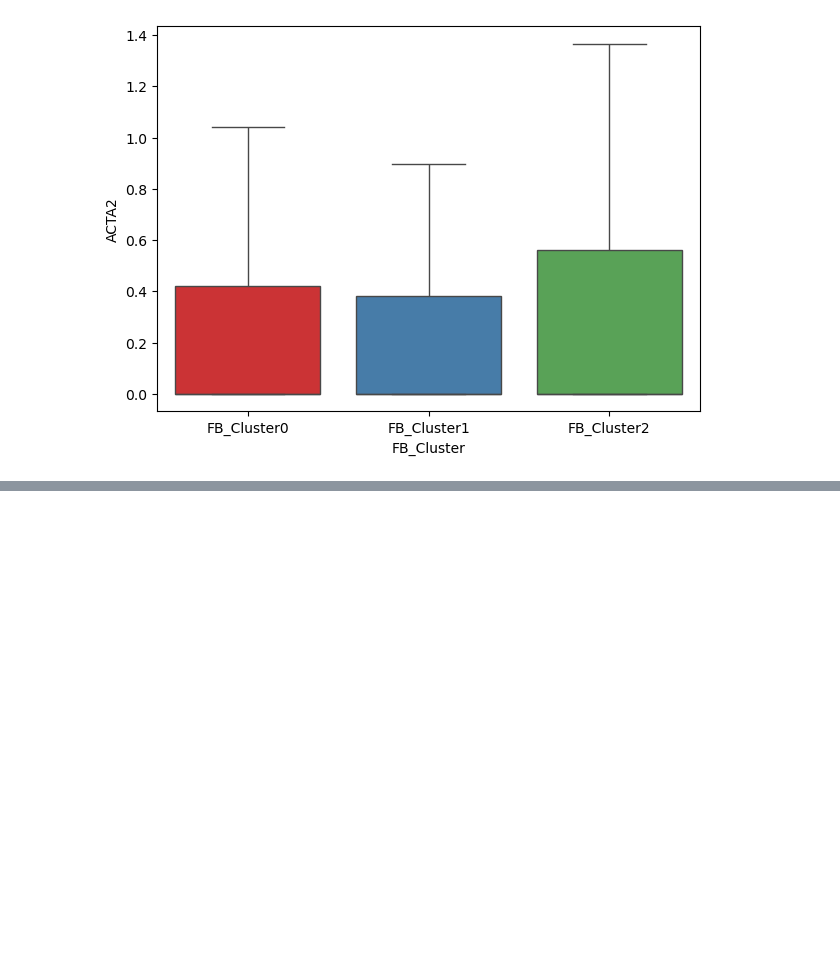
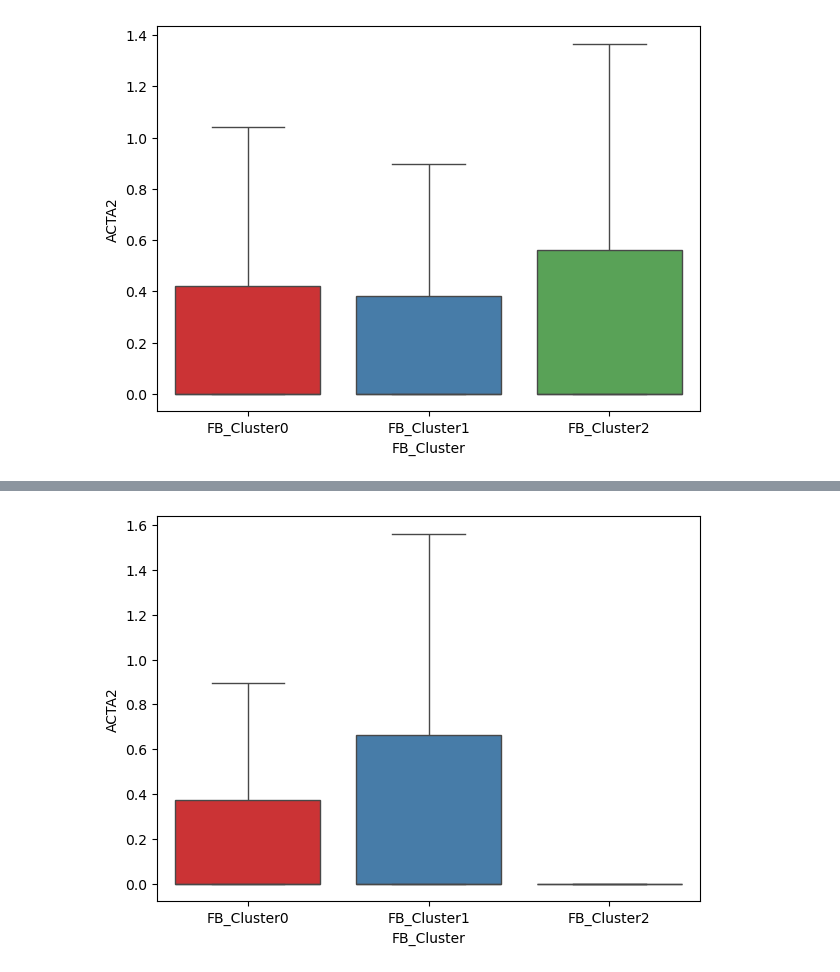
Before and after one commit to gynecoloji/CosMx_OV, a Jupyter notebook: script/Spatial_analysis_1.ipynb, the cells around one changed output, grey strips where cells are left out. Cells and saved outputs as stored; diff of their text form; code cells hidden in the pictures; blank space fills up the shorter version.

```diff
--- a/script/Spatial_analysis_1.ipynb
+++ b/script/Spatial_analysis_1.ipynb
@@ -562,0 +619,9 @@ plt.show()
+# %%
+plt.figure(figsize=(7,5))
+sns.boxplot(data=gdf_FB.merge(counts_sub,on='cell'), x='cluster', y='ACTA2', hue='cluster', showfliers=False, order=['FB_Cluster'+str(i) for i in range(3)], palette={str(i):j for i,j in fb_color_map.items()})
+
+plt.xlabel('FB_Cluster')
+plt.ylabel('ACTA2')
+plt.show()
+# %% [output]
+[figure, added]
```
Also changed, not shown: parts of 5 cells of this notebook, 1 other file.
